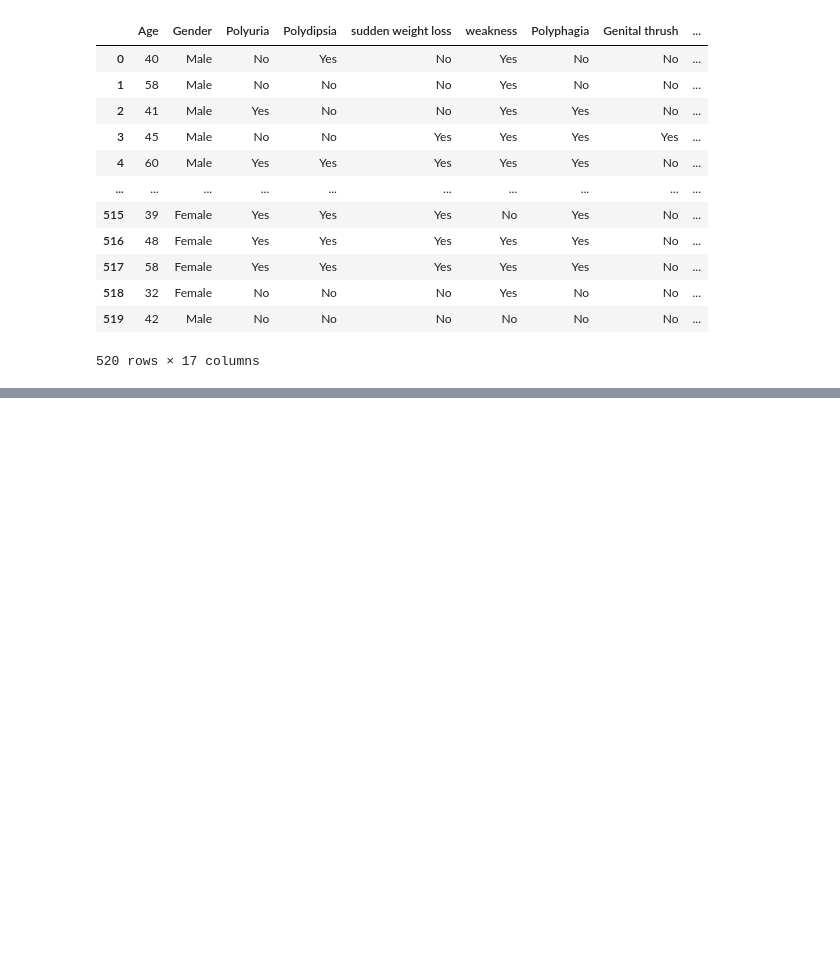
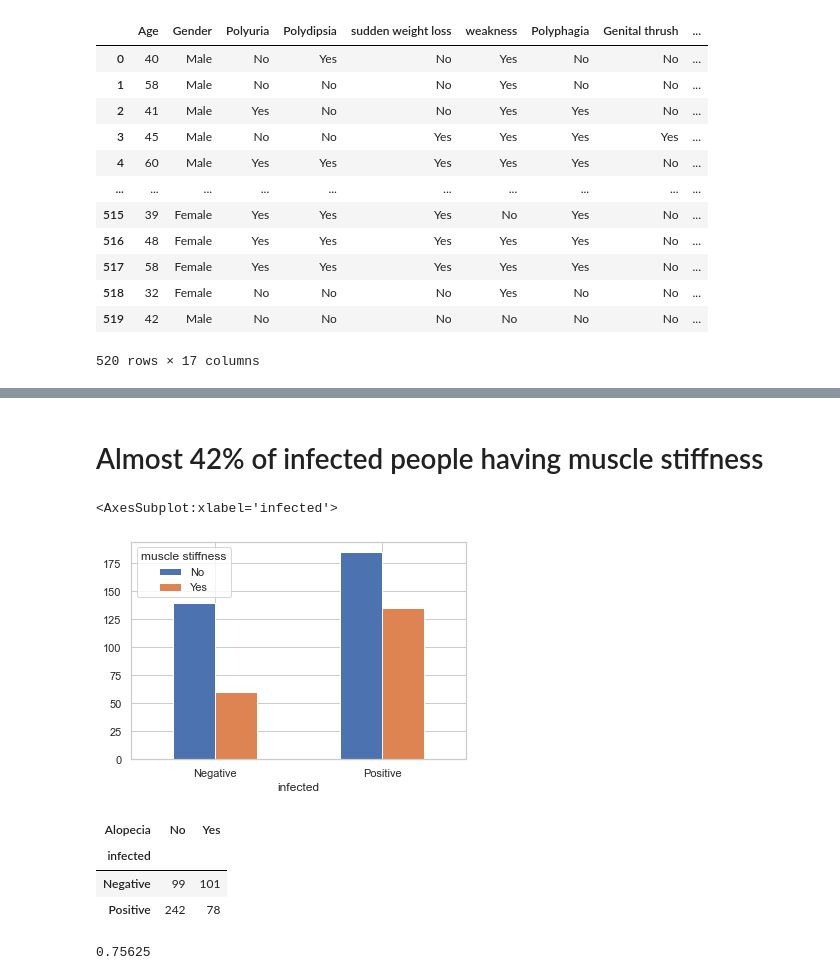
Before and after one commit to Yousef-Salah/Statistical-Analysis, a Jupyter notebook: Statistical-Analysis.ipynb, the cells around one changed output, grey strips where cells are left out. Cells and saved outputs as stored; diff of their text form; code cells hidden in the pictures; blank space fills up the shorter version.

```diff
--- a/Statistical-Analysis.ipynb
+++ b/Statistical-Analysis.ipynb
@@ -32,0 +123,19 @@ plt.bar(df['Obesity'],df['Age'] , width = 0.4)
+# %% [markdown]
+# Almost 42% of infected people having muscle stiffness
+# %%
+two_waytable_muscle_stiffness.plot.bar(rot=0)
+# %% [output]
+<AxesSubplot:xlabel='infected'>
+[figure, added]
+# %%
+two_waytable_Alopecia=pd.crosstab(df['infected'],df['Alopecia'] )
+two_waytable_Alopecia
+# %% [output]
+| Alopecia | No | Yes |
+| infected |  |  |
+| Negative | 99 | 101 |
+| Positive | 242 | 78 |
+# %%
+df[(df.infected == 'Positive') & (df['Alopecia'] == 'No')].shape[0] / num_of_infected
+# %% [output]
+0.75625
```
Also changed, not shown: parts of 21 cells of this notebook.
